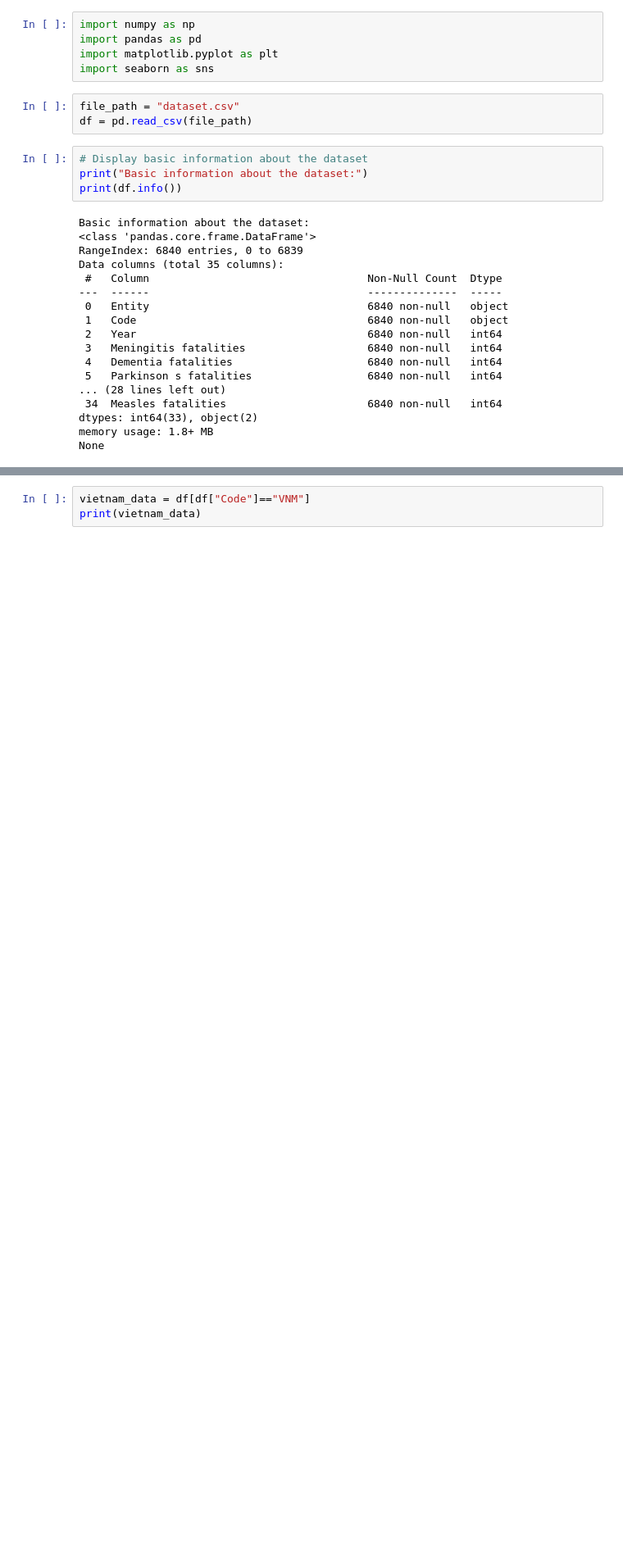
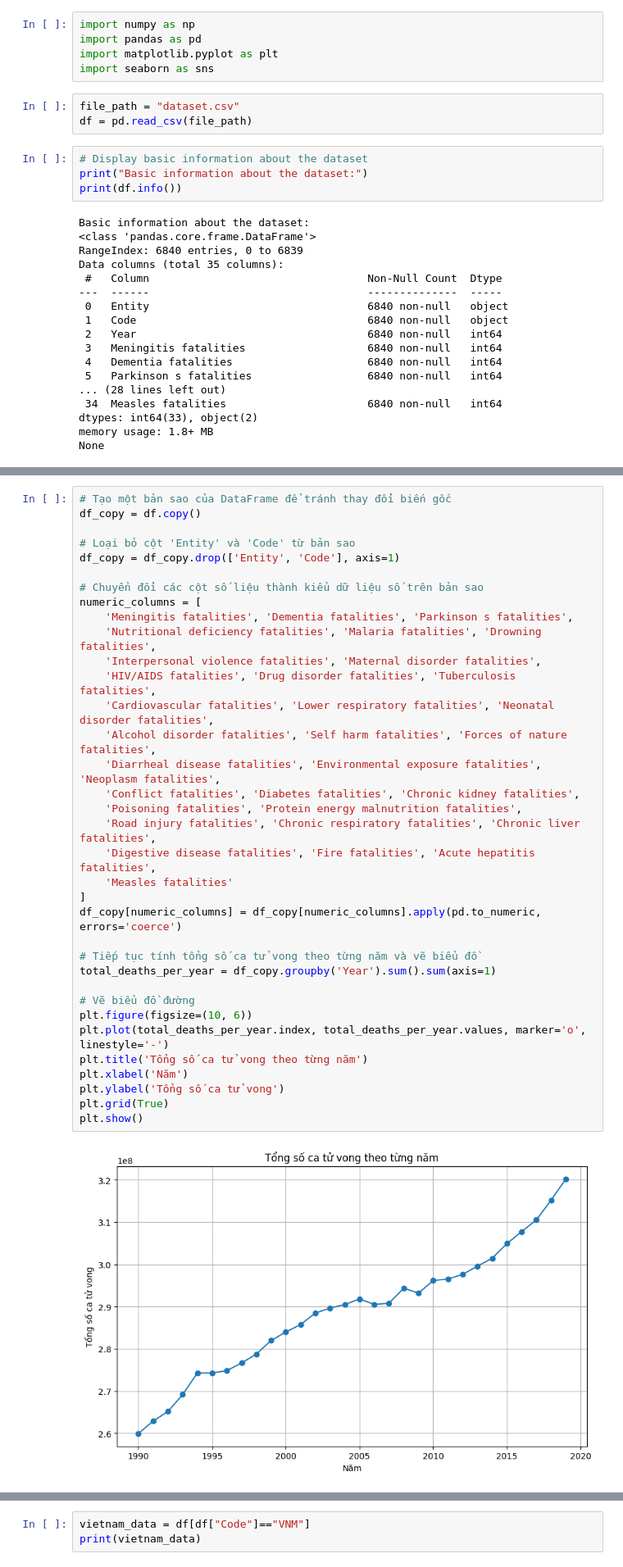
Before and after one commit to hoangvu1806/Analyze-annual-death-data, a Jupyter notebook: analysis.ipynb, the cells around one changed output, grey strips where cells are left out. Shown at 82% size. Cells and saved outputs as stored; diff of their text form; blank space fills up the shorter version.

```diff
--- a/analysis.ipynb
+++ b/analysis.ipynb
@@ -31,3 +56,40 @@ None
+# %%
+# Tạo một bản sao của DataFrame để tránh thay đổi biến gốc
+df_copy = df.copy()
+
+# Loại bỏ cột 'Entity' và 'Code' từ bản sao
+df_copy = df_copy.drop(['Entity', 'Code'], axis=1)
+
+# Chuyển đổi các cột số liệu thành kiểu dữ liệu số trên bản sao
+numeric_columns = [
+    'Meningitis fatalities', 'Dementia fatalities', 'Parkinson s fatalities',
+    'Nutritional deficiency fatalities', 'Malaria fatalities', 'Drowning fatalities',
+    'Interpersonal violence fatalities', 'Maternal disorder fatalities',
+    'HIV/AIDS fatalities', 'Drug disorder fatalities', 'Tuberculosis fatalities',
+    'Cardiovascular fatalities', 'Lower respiratory fatalities', 'Neonatal disorder fatalities',
+    'Alcohol disorder fatalities', 'Self harm fatalities', 'Forces of nature fatalities',
+    'Diarrheal disease fatalities', 'Environmental exposure fatalities', 'Neoplasm fatalities',
+    'Conflict fatalities', 'Diabetes fatalities', 'Chronic kidney fatalities',
+    'Poisoning fatalities', 'Protein energy malnutrition fatalities',
+    'Road injury fatalities', 'Chronic respiratory fatalities', 'Chronic liver fatalities',
+    'Digestive disease fatalities', 'Fire fatalities', 'Acute hepatitis fatalities',
+    'Measles fatalities'
+]
+df_copy[numeric_columns] = df_copy[numeric_columns].apply(pd.to_numeric, errors='coerce')
+
+# Tiếp tục tính tổng số ca tử vong theo từng năm và vẽ biểu đồ
+total_deaths_per_year = df_copy.groupby('Year').sum().sum(axis=1)
+
+# Vẽ biểu đồ đường
+plt.figure(figsize=(10, 6))
+plt.plot(total_deaths_per_year.index, total_deaths_per_year.values, marker='o', linestyle='-')
+plt.title('Tổng số ca tử vong theo từng năm')
+plt.xlabel('Năm')
+plt.ylabel('Tổng số ca tử vong')
+plt.grid(True)
+plt.show()
+# %% [output]
+[figure, added]
 # %%
 # Lấy dữ liệu từ DataFrame, loại bỏ các cột không cần thiết
 df_causes = df.drop(['Entity', 'Code', 'Year'], axis=1)
```
Also changed, not shown: parts of 8 cells of this notebook.
